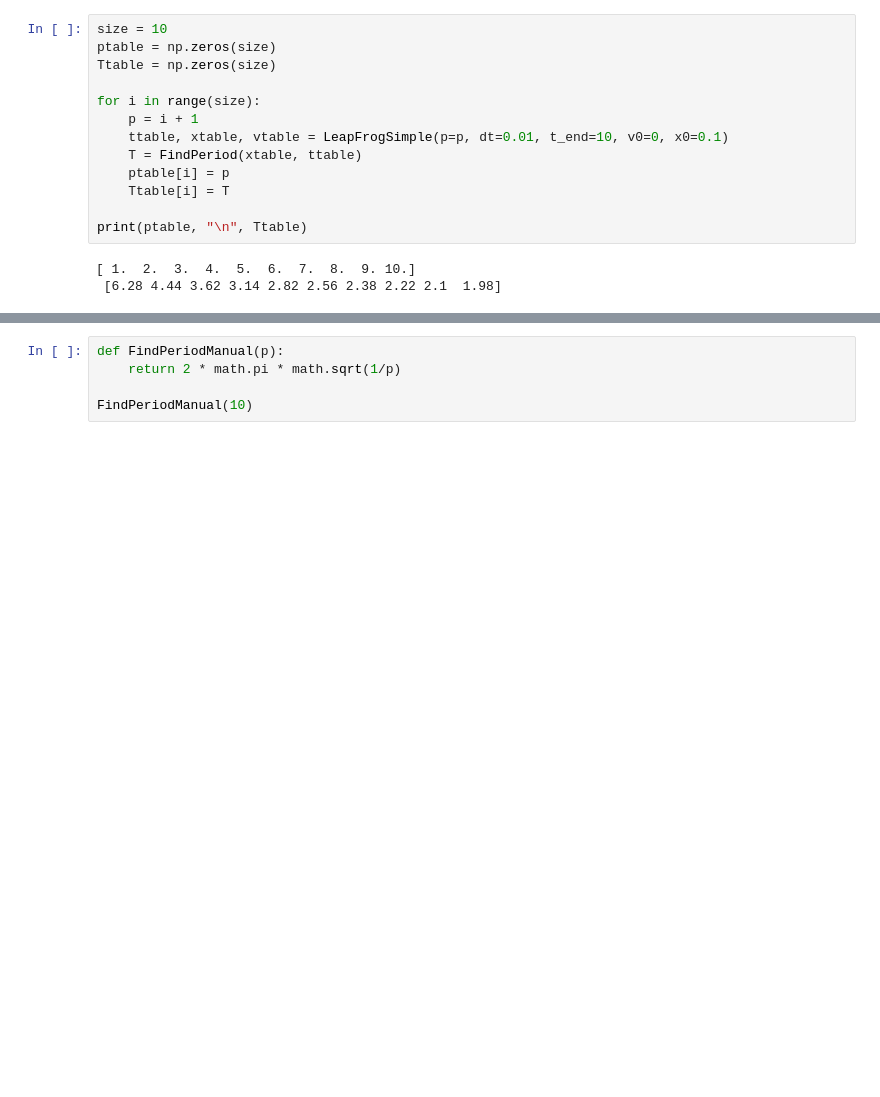
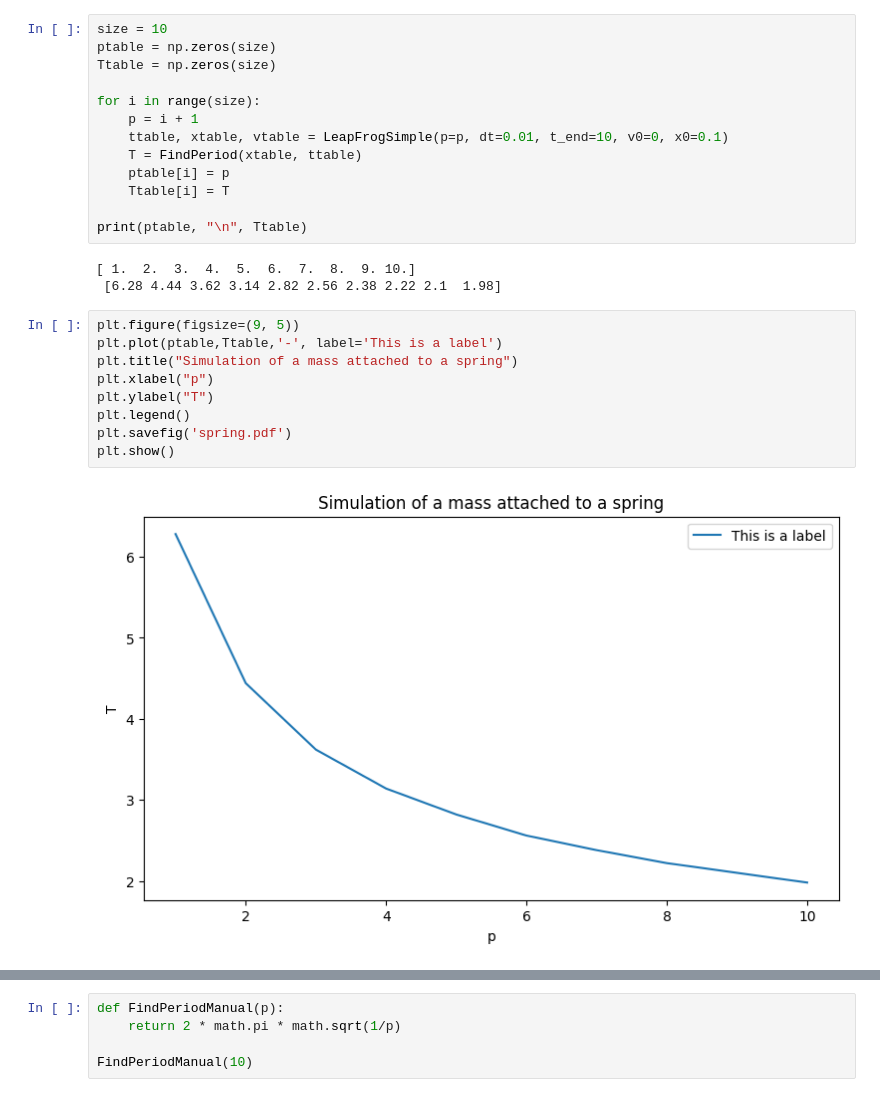
Before and after one commit to Nuhddy/ExperimentalMethods, a Jupyter notebook: Notes/BK2physics.ipynb, the cells around one changed output, grey strips where cells are left out. Saved outputs shown, nothing was run; the diff lists cells and outputs as text; blank space fills up the shorter version.

```diff
--- a/Notes/BK2physics.ipynb
+++ b/Notes/BK2physics.ipynb
@@ -230,3 +231,14 @@ print(ptable, "\n", Ttable)
 # %% [output]
 [ 1.  2.  3.  4.  5.  6.  7.  8.  9. 10.]
  [6.28 4.44 3.62 3.14 2.82 2.56 2.38 2.22 2.1  1.98]
+# %%
+plt.figure(figsize=(9, 5))
+plt.plot(ptable,Ttable,'-', label='This is a label')
+plt.title("Simulation of a mass attached to a spring")
+plt.xlabel("p")
+plt.ylabel("T")
+plt.legend()
+plt.savefig('spring.pdf')
+plt.show()
+# %% [output]
+[figure, added]
```
Also changed, not shown: parts of 8 cells of this notebook.
